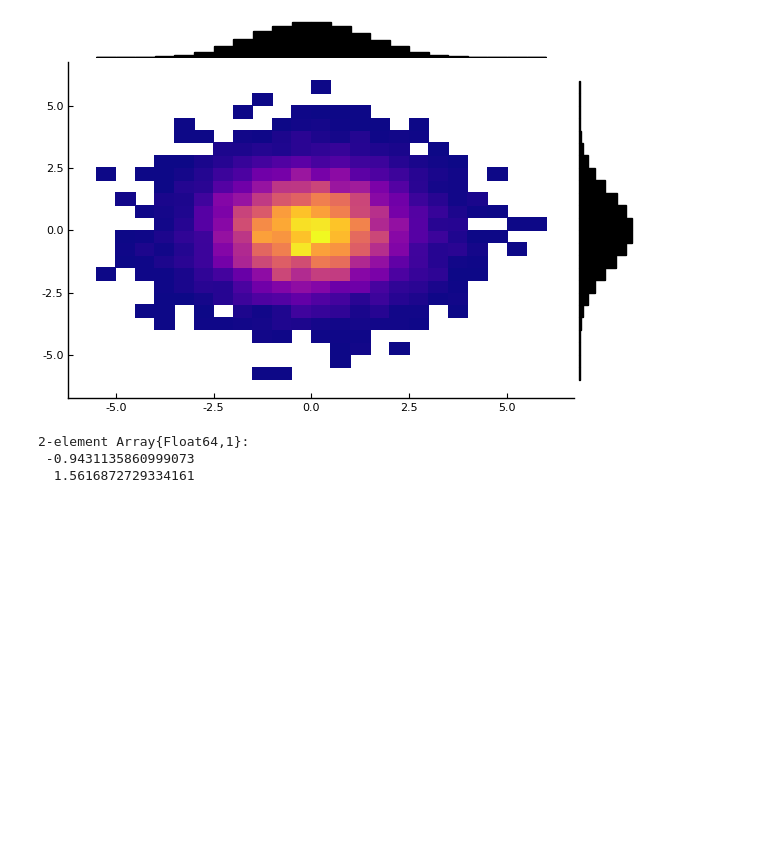
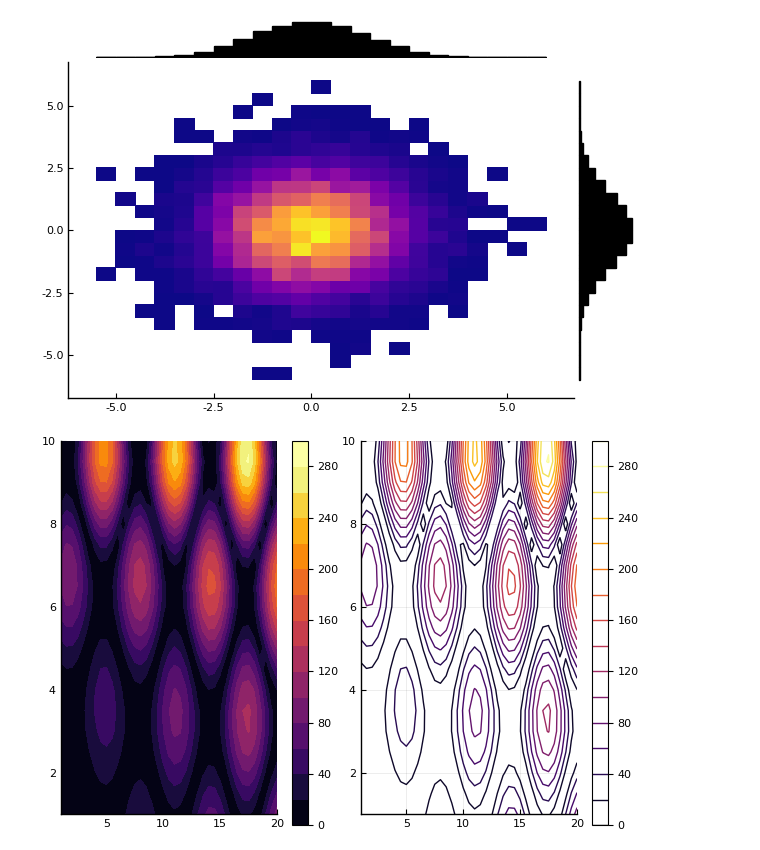
Before and after one commit to davibarreira/Computational_Statistics, a Jupyter notebook: Exercises3/Sheet3 Exercise 6.ipynb, the cells around one changed output. Saved outputs shown, nothing was run; the diff lists cells and outputs as text; code cells hidden in the pictures; blank space fills up the shorter version.

```diff
--- a/Exercises3/Sheet3 Exercise 6.ipynb
+++ b/Exercises3/Sheet3 Exercise 6.ipynb
@@ -67,9 +75,17 @@ Y'*logcdf.(Normal(0,1),X*beta') + (1 .- Y)'* logcdf.(Normal(0,1),-X*beta') .+ lo
 marginalhist(v[1,:],v[2,:],seriescolor=:plasma)#seriescolor=:blues,
 # %% [output]
 [figure]
-# %%
-v[1]
-# %% [output]
-2-element Array{Float64,1}:
- -0.9431135860999073
-  1.5616872729334161
+# %%
+x = 1:0.5:20
+y = 1:0.5:10
+f(x, y) = begin
+        (3x + y ^ 2) * abs(sin(x) + cos(y))
+    end
+X = repeat(reshape(x, 1, :), length(y), 1)
+Y = repeat(y, 1, length(x))
+Z = map(f, X, Y)
+p1 = contour(x, y, f, fill=true)
+p2 = contour(x, y, Z)
+plot(p1, p2)
+# %% [output]
+[figure, added]
```
Also changed, not shown: parts of 4 cells of this notebook.
